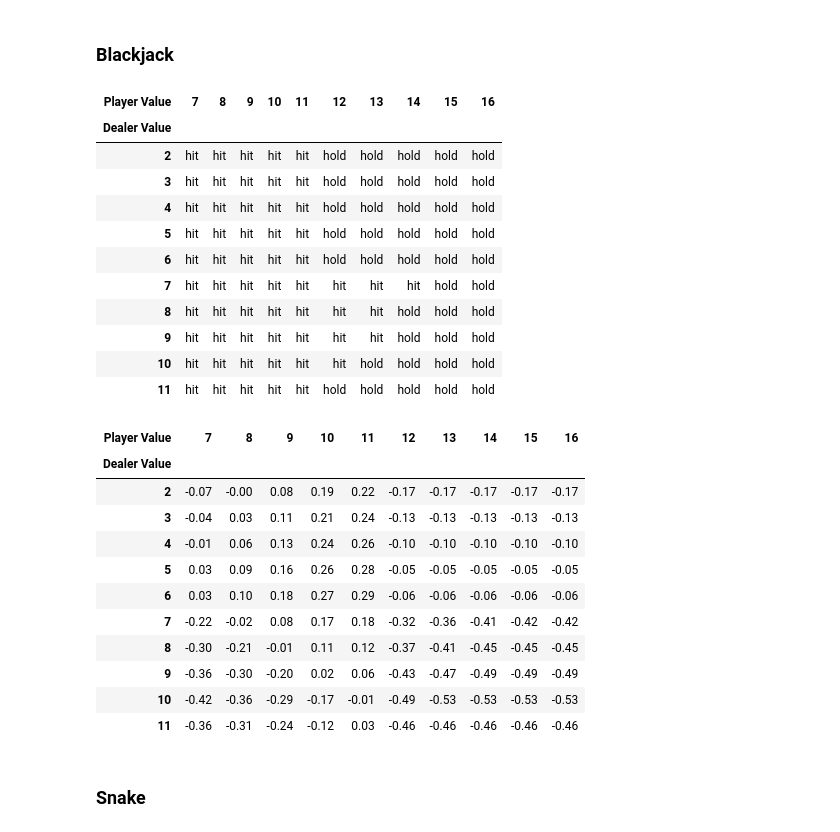
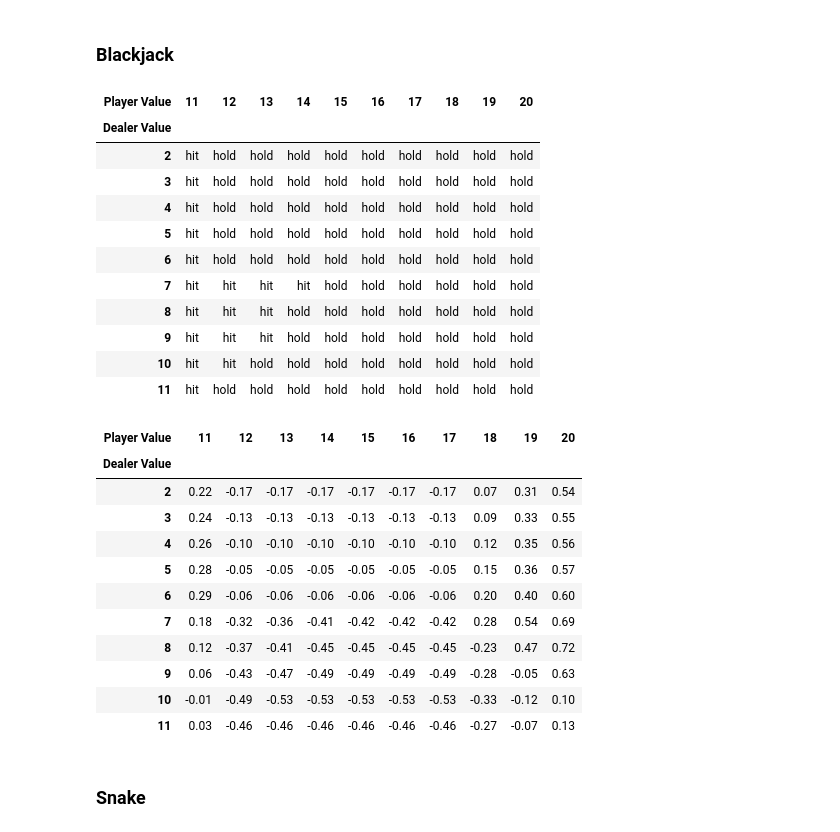
Before and after one commit to ryankarel/cs-7641-mdp, a Jupyter notebook: MDPs 2.ipynb, the cells around one changed output. Drawn from its saved outputs; the diff is of its cells as text; code cells hidden in the pictures.

```diff
--- a/MDPs 2.ipynb
+++ b/MDPs 2.ipynb
@@ -473,48 +473,48 @@ for i in range(2, 12):
     for j in range(2, 22):
         policy_visualization.loc[i, j] = blackjack_policy[(j, i, 'hitting')]
 
-policy_visualization.iloc[:, 5:15]
+policy_visualization.iloc[:, 9:19]
 # %% [output]
-| Player Value | 7 | 8 | 9 | 10 | 11 | 12 | 13 | 14 | 15 | 16 |
+| Player Value | 11 | 12 | 13 | 14 | 15 | 16 | 17 | 18 | 19 | 20 |
 | Dealer Value |  |  |  |  |  |  |  |  |  |  |
-| 2 | hit | hit | hit | hit | hit | hold | hold | hold | hold | hold |
-| 3 | hit | hit | hit | hit | hit | hold | hold | hold | hold | hold |
-| 4 | hit | hit | hit | hit | hit | hold | hold | hold | hold | hold |
-| 5 | hit | hit | hit | hit | hit | hold | hold | hold | hold | hold |
-| 6 | hit | hit | hit | hit | hit | hold | hold | hold | hold | hold |
-| 7 | hit | hit | hit | hit | hit | hit | hit | hit | hold | hold |
-| 8 | hit | hit | hit | hit | hit | hit | hit | hold | hold | hold |
-| 9 | hit | hit | hit | hit | hit | hit | hit | hold | hold | hold |
-| 10 | hit | hit | hit | hit | hit | hit | hold | hold | hold | hold |
-| 11 | hit | hit | hit | hit | hit | hold | hold | hold | hold | hold |
+| 2 | hit | hold | hold | hold | hold | hold | hold | hold | hold | hold |
+| 3 | hit | hold | hold | hold | hold | hold | hold | hold | hold | hold |
+| 4 | hit | hold | hold | hold | hold | hold | hold | hold | hold | hold |
+| 5 | hit | hold | hold | hold | hold | hold | hold | hold | hold | hold |
+| 6 | hit | hold | hold | hold | hold | hold | hold | hold | hold | hold |
+| 7 | hit | hit | hit | hit | hold | hold | hold | hold | hold | hold |
+| 8 | hit | hit | hit | hold | hold | hold | hold | hold | hold | hold |
+| 9 | hit | hit | hit | hold | hold | hold | hold | hold | hold | hold |
+| 10 | hit | hit | hold | hold | hold | hold | hold | hold | hold | hold |
+| 11 | hit | hold | hold | hold | hold | hold | hold | hold | hold | hold |
 # %%
 value_visualization = pd.DataFrame(
     index=pd.Index(range(2, 12), name='Dealer Value'),
     columns=pd.Index(range(2, 22), name='Player Value'),
     dtype='float'
 )
 for i in range(2, 12):
     for j in range(2, 22):
         value_visualization.loc[i, j] = blackjack_value[(j, i, 'hitting')]
 
-value_visualization = value_visualization.iloc[:, 5:15].round(2)
+value_visualization = value_visualization.iloc[:, 9:19].round(2)
 cm = sns.diverging_palette(h_neg=0, h_pos=150, as_cmap=True)
 s = value_visualization.style.background_gradient(cmap=cm)
 s.format(precision=2)
 s
 # %% [output]
-| Player Value | 7 | 8 | 9 | 10 | 11 | 12 | 13 | 14 | 15 | 16 |
+| Player Value | 11 | 12 | 13 | 14 | 15 | 16 | 17 | 18 | 19 | 20 |
 | Dealer Value |  |  |  |  |  |  |  |  |  |  |
-| 2 | -0.07 | -0.00 | 0.08 | 0.19 | 0.22 | -0.17 | -0.17 | -0.17 | -0.17 | -0.17 |
-| 3 | -0.04 | 0.03 | 0.11 | 0.21 | 0.24 | -0.13 | -0.13 | -0.13 | -0.13 | -0.13 |
-| 4 | -0.01 | 0.06 | 0.13 | 0.24 | 0.26 | -0.10 | -0.10 | -0.10 | -0.10 | -0.10 |
-| 5 | 0.03 | 0.09 | 0.16 | 0.26 | 0.28 | -0.05 | -0.05 | -0.05 | -0.05 | -0.05 |
-| 6 | 0.03 | 0.10 | 0.18 | 0.27 | 0.29 | -0.06 | -0.06 | -0.06 | -0.06 | -0.06 |
-| 7 | -0.22 | -0.02 | 0.08 | 0.17 | 0.18 | -0.32 | -0.36 | -0.41 | -0.42 | -0.42 |
-| 8 | -0.30 | -0.21 | -0.01 | 0.11 | 0.12 | -0.37 | -0.41 | -0.45 | -0.45 | -0.45 |
-| 9 | -0.36 | -0.30 | -0.20 | 0.02 | 0.06 | -0.43 | -0.47 | -0.49 | -0.49 | -0.49 |
-| 10 | -0.42 | -0.36 | -0.29 | -0.17 | -0.01 | -0.49 | -0.53 | -0.53 | -0.53 | -0.53 |
-| 11 | -0.36 | -0.31 | -0.24 | -0.12 | 0.03 | -0.46 | -0.46 | -0.46 | -0.46 | -0.46 |
+| 2 | 0.22 | -0.17 | -0.17 | -0.17 | -0.17 | -0.17 | -0.17 | 0.07 | 0.31 | 0.54 |
+| 3 | 0.24 | -0.13 | -0.13 | -0.13 | -0.13 | -0.13 | -0.13 | 0.09 | 0.33 | 0.55 |
+| 4 | 0.26 | -0.10 | -0.10 | -0.10 | -0.10 | -0.10 | -0.10 | 0.12 | 0.35 | 0.56 |
+| 5 | 0.28 | -0.05 | -0.05 | -0.05 | -0.05 | -0.05 | -0.05 | 0.15 | 0.36 | 0.57 |
+| 6 | 0.29 | -0.06 | -0.06 | -0.06 | -0.06 | -0.06 | -0.06 | 0.20 | 0.40 | 0.60 |
+| 7 | 0.18 | -0.32 | -0.36 | -0.41 | -0.42 | -0.42 | -0.42 | 0.28 | 0.54 | 0.69 |
+| 8 | 0.12 | -0.37 | -0.41 | -0.45 | -0.45 | -0.45 | -0.45 | -0.23 | 0.47 | 0.72 |
+| 9 | 0.06 | -0.43 | -0.47 | -0.49 | -0.49 | -0.49 | -0.49 | -0.28 | -0.05 | 0.63 |
+| 10 | -0.01 | -0.49 | -0.53 | -0.53 | -0.53 | -0.53 | -0.53 | -0.33 | -0.12 | 0.10 |
+| 11 | 0.03 | -0.46 | -0.46 | -0.46 | -0.46 | -0.46 | -0.46 | -0.27 | -0.07 | 0.13 |
 # %% [markdown]
 ### Snake
 # %%
```
Also changed, not shown: parts of 3 cells of this notebook, 1 other file.
